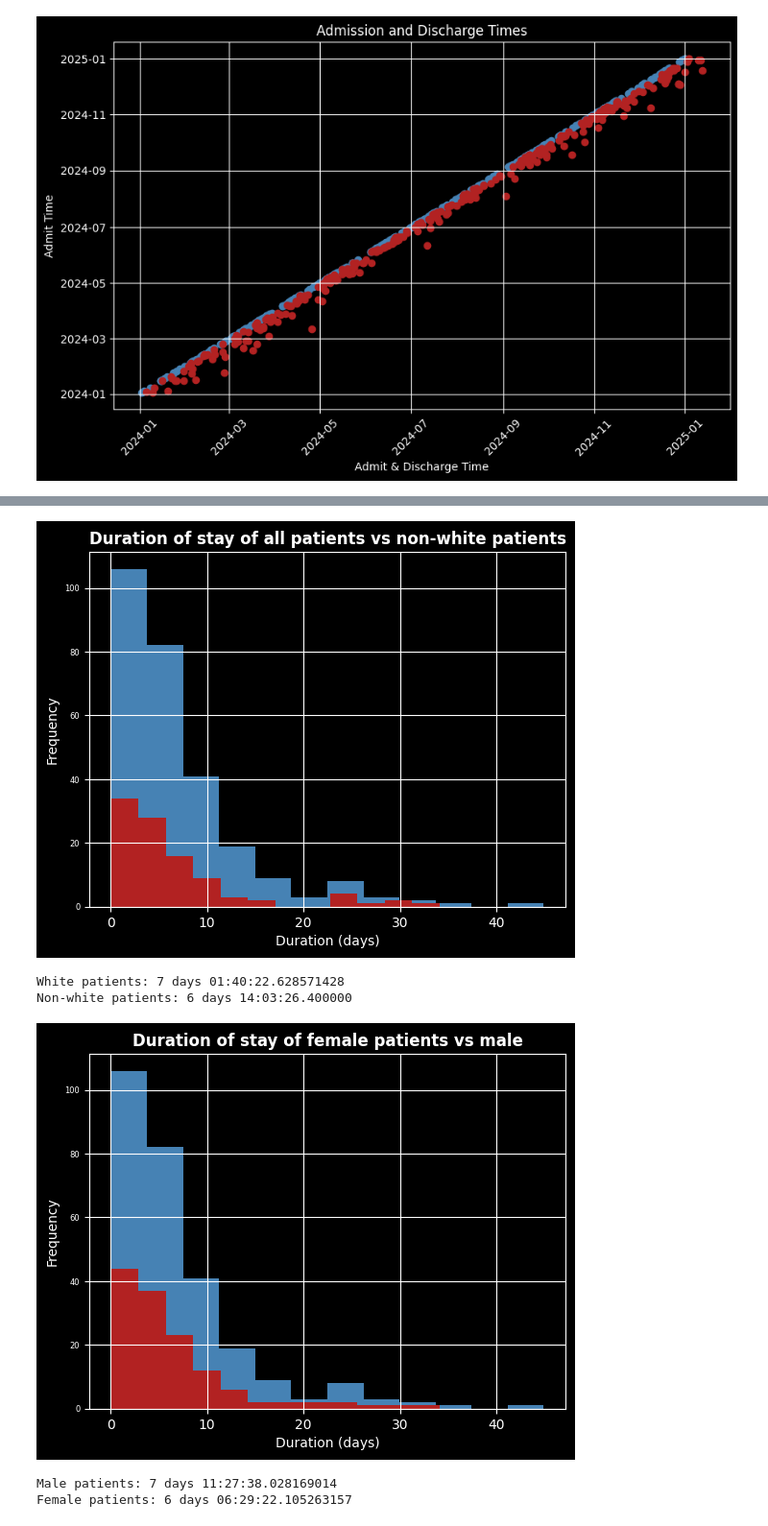
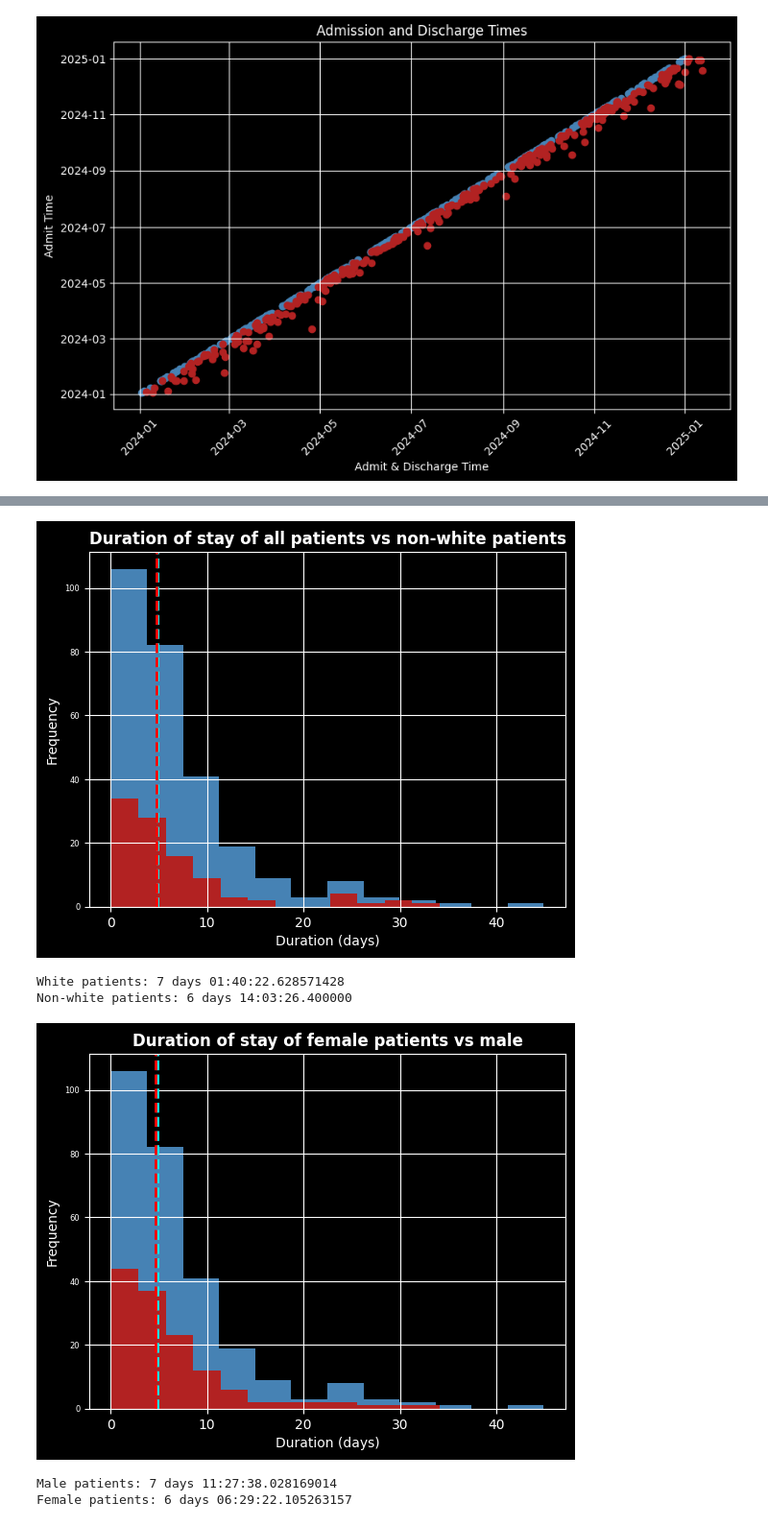
Before and after one commit to kkkarnav/MIMIC, a Jupyter notebook: 1_length_of_stay.ipynb, the cells around one changed output, grey strips where cells are left out. Shown at 96% size. Cells and saved outputs as stored; diff of their text form; code cells hidden in the pictures.

```diff
--- a/1_duration_of_stay.ipynb
+++ b/1_length_of_stay.ipynb
@@ -26,7 +26,7 @@ df = df.sort_values(by=["admittime"]).reset_index(drop=True)
 df['admittime_wy'] = df['admittime'].apply(lambda x: pd.to_datetime(x).replace(year=2024))
 df['dischtime_wy'] = df['dischtime'].apply(lambda x: pd.to_datetime(x).replace(year=2024))
 df['dischtime_wy'] = df.apply(lambda row: pd.to_datetime(row['dischtime_wy']).replace(year=2025) if row['dischtime_wy'].month < row['admittime_wy'].month else row['dischtime_wy'], axis=1)
-df["duration_of_stay"] = pd.to_datetime(df["dischtime_wy"]) - pd.to_datetime(df["admittime_wy"])
+df["length_of_stay"] = pd.to_datetime(df["dischtime_wy"]) - pd.to_datetime(df["admittime_wy"])
 df.head()
 # %% [output]
 |  | subject_id | hadm_id | admittime | dischtime | deathtime | admission_type | admit_provider_id | ... |
@@ -109,35 +116,41 @@ Medicaid-insured patients: 6 days 10:52:10.909090909
 non_white_df = df[~df["race"].str.contains("WHITE")]
 main_df = df[~df.index.isin(non_white_df.index)]
 
-ax = (df["duration_of_stay"].dt.total_seconds() / 86400).hist(bins=12, xlabelsize=10, ylabelsize=6, color="steelblue")
-ax2 = (non_white_df["duration_of_stay"].dt.total_seconds() / 86400).hist(bins=12, xlabelsize=10, ylabelsize=6, color="firebrick")
+ax = (df["length_of_stay"].dt.total_seconds() / 86400).hist(bins=12, xlabelsize=10, ylabelsize=6, color="steelblue")
+plt.axvline((df["length_of_stay"].dt.total_seconds() / 86400).median(), color='aqua', linestyle='dashed', linewidth=2)
+ax2 = (non_white_df["length_of_stay"].dt.total_seconds() / 86400).hist(bins=12, xlabelsize=10, ylabelsize=6, color="firebrick")
+plt.axvline((non_white_df["length_of_stay"].dt.total_seconds() / 86400).median(), color='red', linestyle='dashed', linewidth=2)
+
 ax.set_title('Duration of stay of all patients vs non-white patients', weight='bold')
 ax.set_xlabel('Duration (days)')
 ax.set_ylabel('Frequency')
 plt.show()
 
-print(f"White patients: {main_df['duration_of_stay'].mean()}")
-print(f"Non-white patients: {non_white_df['duration_of_stay'].mean()}")
+print(f"White patients: {main_df['length_of_stay'].mean()}")
+print(f"Non-white patients: {non_white_df['length_of_stay'].mean()}")
 # %% [output]
-[figure, old version]
+[figure, new version]
 White patients: 7 days 01:40:22.628571428
 Non-white patients: 6 days 14:03:26.400000
 # %%
 # Female patients are discharged much quicker than male patients
 female_df = df[df["gender"] == "F"]
 main_df = df[~df.index.isin(female_df.index)]
 
-ax = (df["duration_of_stay"].dt.total_seconds() / 86400).hist(bins=12, xlabelsize=10, ylabelsize=6, color="steelblue")
-ax2 = (female_df["duration_of_stay"].dt.total_seconds() / 86400).hist(bins=12, xlabelsize=10, ylabelsize=6, color="firebrick")
+ax = (df["length_of_stay"].dt.total_seconds() / 86400).hist(bins=12, xlabelsize=10, ylabelsize=6, color="steelblue")
+plt.axvline((df["length_of_stay"].dt.total_seconds() / 86400).median(), color='aqua', linestyle='dashed', linewidth=2)
+ax2 = (female_df["length_of_stay"].dt.total_seconds() / 86400).hist(bins=12, xlabelsize=10, ylabelsize=6, color="firebrick")
+plt.axvline((female_df["length_of_stay"].dt.total_seconds() / 86400).median(), color='red', linestyle='dashed', linewidth=2)
+
 ax.set_title('Duration of stay of female patients vs male', weight='bold')
 ax.set_xlabel('Duration (days)')
 ax.set_ylabel('Frequency')
 plt.show()
 
-print(f"Male patients: {main_df['duration_of_stay'].mean()}")
-print(f"Female patients: {female_df['duration_of_stay'].mean()}")
+print(f"Male patients: {main_df['length_of_stay'].mean()}")
+print(f"Female patients: {female_df['length_of_stay'].mean()}")
 # %% [output]
-[figure, old version]
+[figure, new version]
 Male patients: 7 days 11:27:38.028169014
 Female patients: 6 days 06:29:22.105263157
 # %%
```
Also changed, not shown: parts of 8 cells of this notebook.
